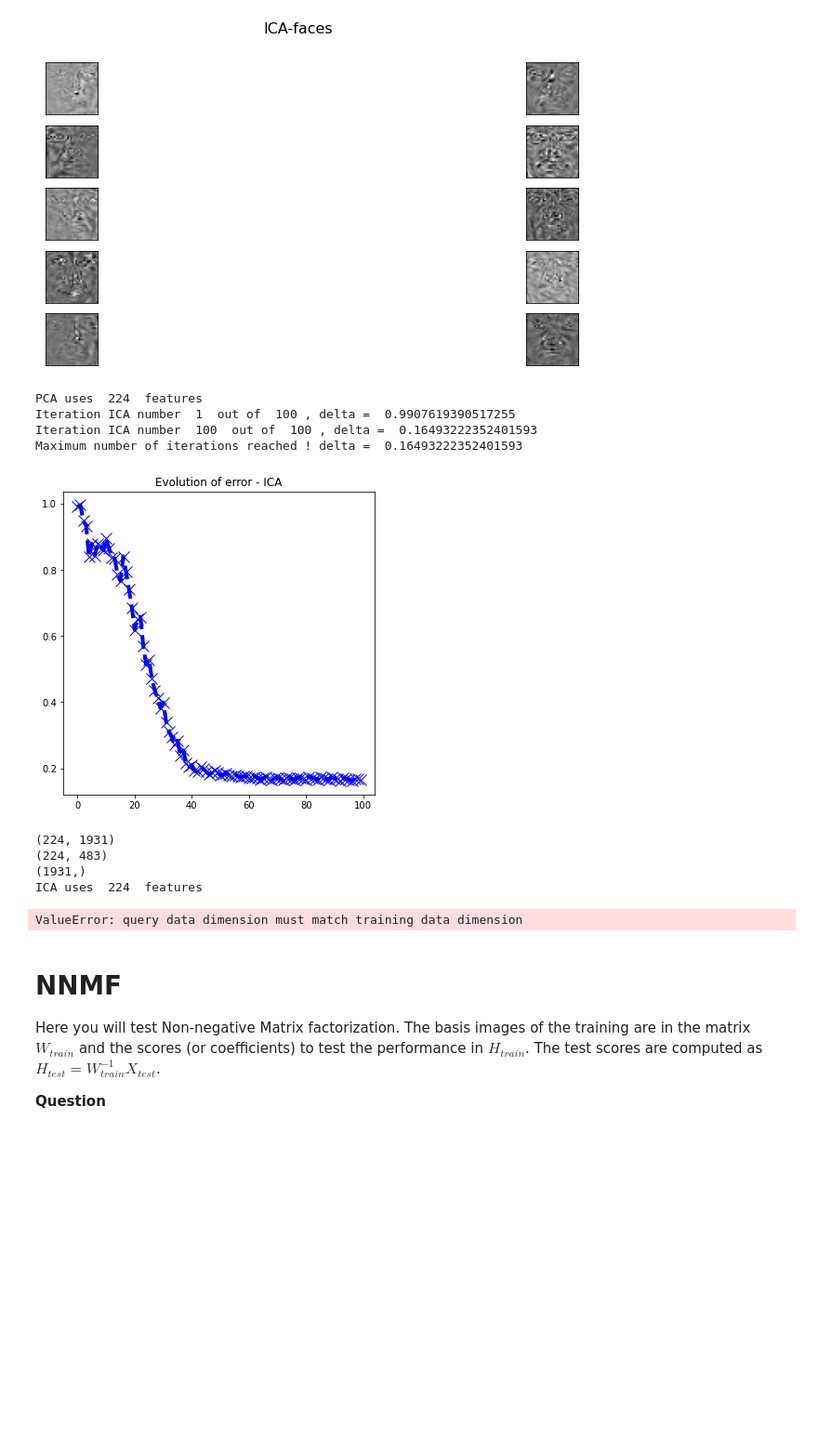
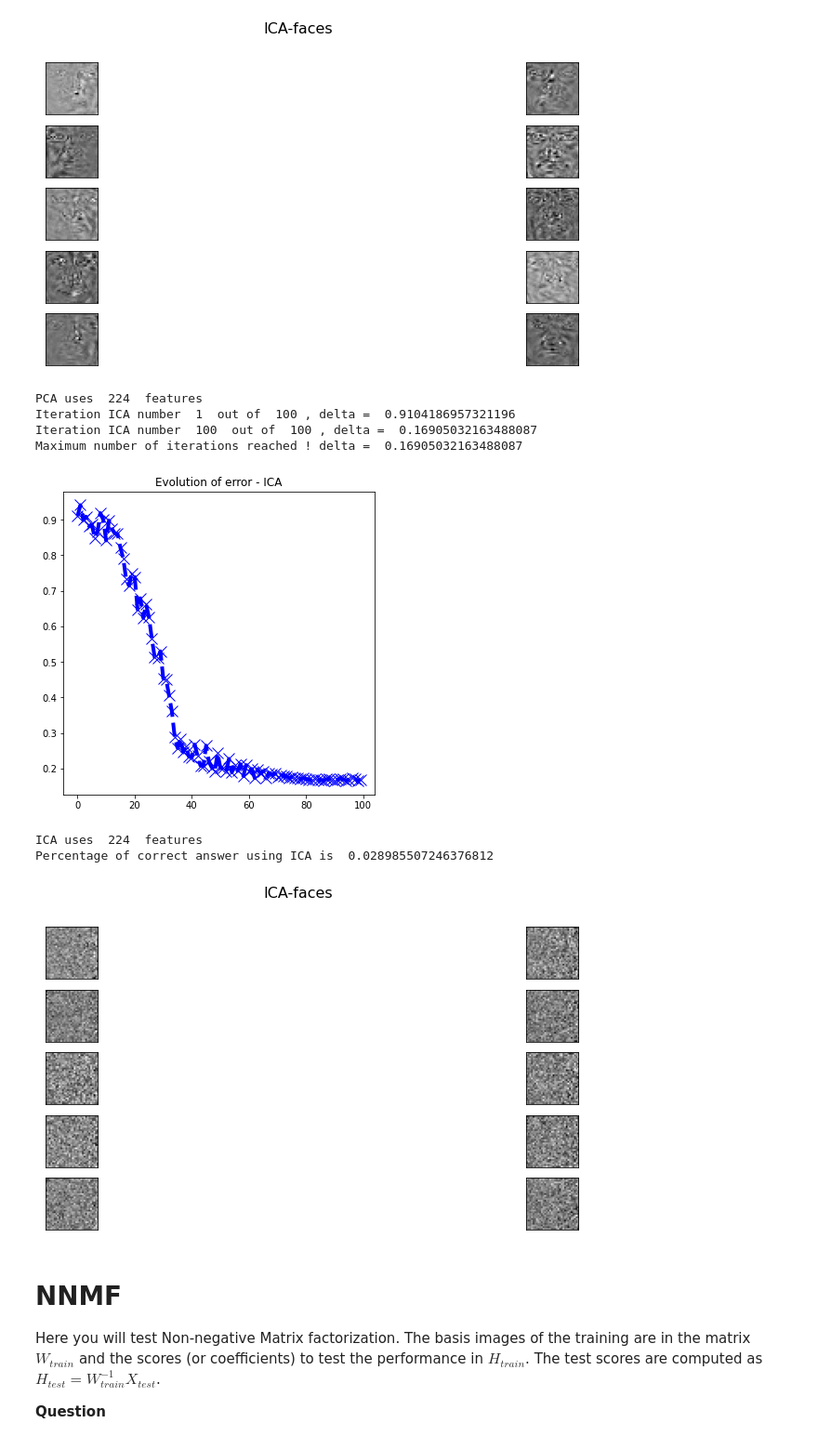
Before and after one commit to Eidantz/Machine-Learning-for-Bioimaging, a Jupyter notebook: TP1 - Unsupervised Learning/TP_Unsupervised_1_FaceRecognition.ipynb, the cells around one changed output. Shown at 93% size. Cells and saved outputs as stored; diff of their text form; code cells hidden in the pictures; blank space fills up the shorter version.

```diff
--- a/TP1 - Unsupervised Learning/TP_Unsupervised_1_FaceRecognition.ipynb
+++ b/TP1 - Unsupervised Learning/TP_Unsupervised_1_FaceRecognition.ipynb
@@ -665,7 +664,7 @@ Ur_train_PCA=UpcaTrain[:,:PCAComp]
 # training data-set
 Yr_test_PCA=np.dot(Xctest,Ur_train_PCA)
 
-Sica,Wica = FastICALecture(Ur_train_PCA.T,N_Iter=3000,tol=1e-4,plot_evolution=1)
+Sica,Wica = FastICALecture(Ur_train_PCA.T,N_Iter=100,tol=1e-4,plot_evolution=1)
 Aica = LA.pinv(Wica)
 Y_test_ICA= np.dot(Yr_test_PCA, Aica)
 Y_train_ICA = np.dot(Yr_train_PCA,Aica)
@@ -732,38 +731,48 @@ Percentage of correct answer using ICA is  0.9213250517598344
 # %%
 # For IMP
 ## ICA - second architecture (your implementation)
 YpcaTrain,UpcaTrain,_,var_explained_pca=pcaLecture(Xtrain)
 UpcaTrain=UpcaTrain.T
 # Threshold defined as 99% of the variability
 Threshold_PCA = 99
 CumulativePca=np.cumsum(var_explained_pca)
 indexPCA=np.argwhere(CumulativePca>Threshold_PCA)
 PCAComp=indexPCA[0][0]
 
 print('PCA uses ', PCAComp, ' features')
 
 # Selection of the eigenvectors
 Yr_train_PCA=YpcaTrain[:,:PCAComp]
 Ur_train_PCA=UpcaTrain[:,:PCAComp]
 
 # Computation of the test scores using the eigenvectors computed with the
 # training data-set
 Yr_test_PCA=np.dot(Xctest,Ur_train_PCA)
 
 S_train_ICA,W_train_ICA = FastICALecture(Yr_train_PCA.T,N_Iter=100,tol=1e-4,plot_evolution=1)
 
 ICAFAces=np.dot(Ur_train_PCA,W_train_ICA)
+Y_train_ICA=S_train_ICA
+Y_test_ICA=np.dot(W_train_ICA,Yr_test_PCA.T)
+
+# Plot the ICA-faces
+plotFaces(ICAFAces.T,r,c,ncol=2,indeces=np.arange(0,10,1),title='ICA-faces')
+
+print('ICA uses ', Y_train_ICA.shape[0], ' features')
+
+# Score ICA
+
+NN.fit(Y_train_ICA.T,Id_Train.ravel())
+print('Percentage of correct answer using ICA is ', NN.score(Y_test_ICA.T,Id_Test.ravel()))
 # %% [output]
 PCA uses  224  features
-Iteration ICA number  1  out of  100 , delta =  0.9907619390517255
-Iteration ICA number  100  out of  100 , delta =  0.16493222352401593
-Maximum number of iterations reached ! delta =  0.16493222352401593
+Iteration ICA number  1  out of  100 , delta =  0.9104186957321196
+Iteration ICA number  100  out of  100 , delta =  0.16905032163488087
+Maximum number of iterations reached ! delta =  0.16905032163488087
-[figure, old version]
+[figure, new version]
-(224, 1931)
-(224, 483)
-(1931,)
 ICA uses  224  features
+Percentage of correct answer using ICA is  0.028985507246376812
-ValueError: query data dimension must match training data dimension
+[figure, added]
 # %% [markdown]
 # NNMF
 
```
Also changed, not shown: parts of 2 cells of this notebook.
